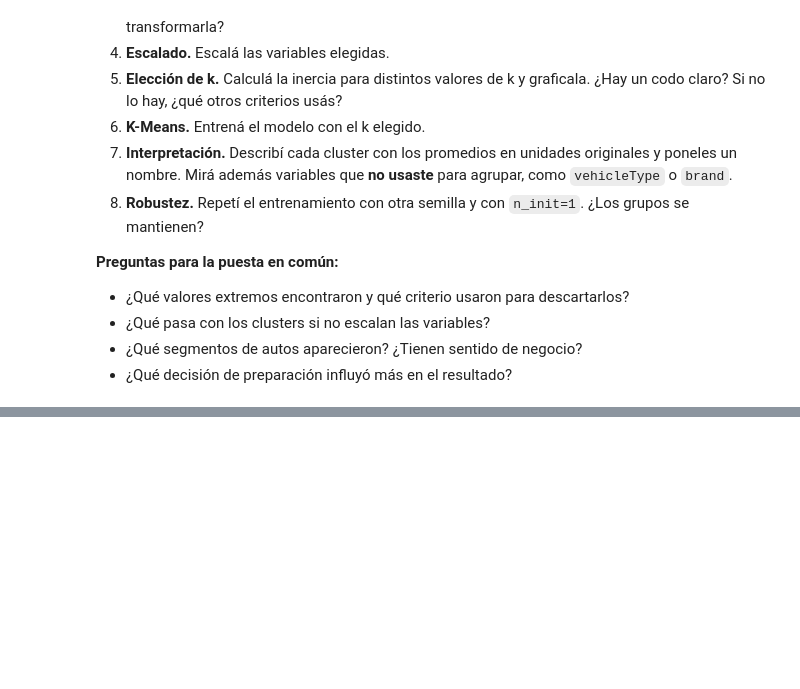
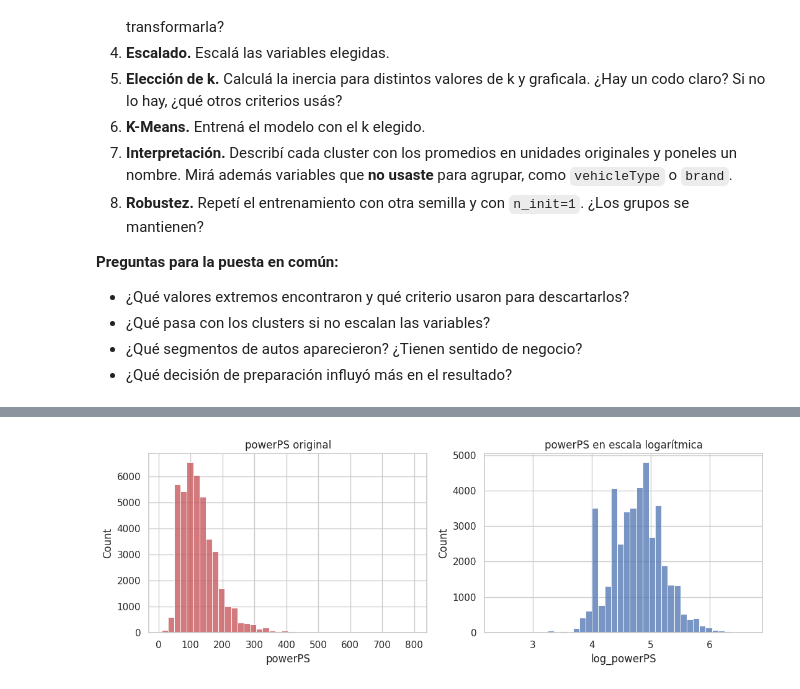
Before and after one commit to EmiiFernandez/actividades_data_sciente_ypf, a Jupyter notebook: notebook/C20_Notebook-24.ipynb, the cells around one changed output, grey strips where cells are left out. Saved outputs shown, nothing was run; the diff lists cells and outputs as text; code cells hidden in the pictures; blank space fills up the shorter version.

```diff
--- a/notebook/C20_Notebook-24.ipynb
+++ b/notebook/C20_Notebook-24.ipynb
@@ -334,0 +567,12 @@ autos.head()
+# %%
+autos_filtrado["log_powerPS"] = np.log1p(autos_filtrado["powerPS"])
+
+fig, axes = plt.subplots(1, 2, figsize=(11, 4))
+sns.histplot(autos_filtrado["powerPS"], bins=40, ax=axes[0], color="#C44E52")
+axes[0].set_title("powerPS original")
+sns.histplot(autos_filtrado["log_powerPS"], bins=40, ax=axes[1], color="#4C72B0")
+axes[1].set_title("powerPS en escala logarítmica")
+plt.tight_layout()
+plt.show()
+# %% [output]
+[figure, added]
```
Also changed, not shown: parts of 41 cells of this notebook.
